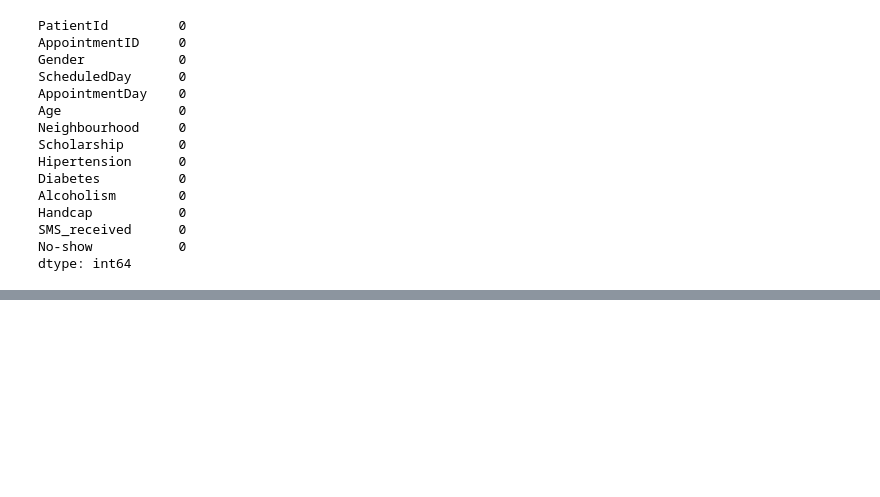
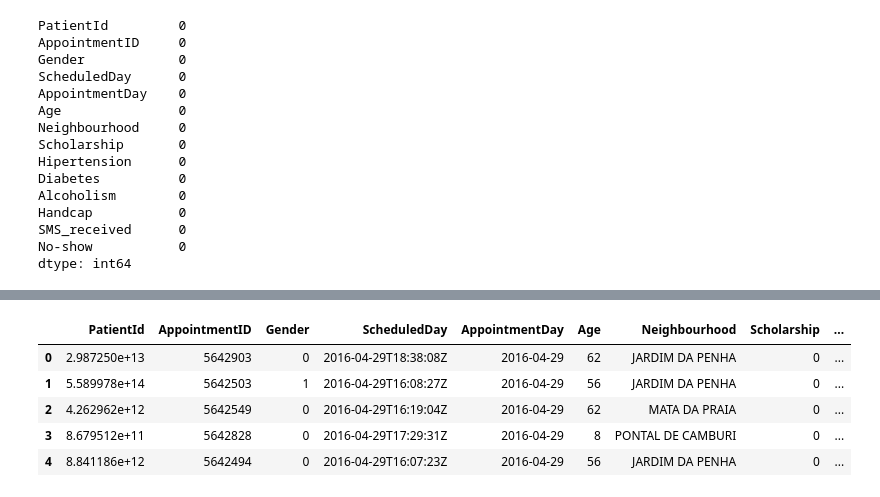
Before and after one commit to sakh-ML/Proojj, a Jupyter notebook: ML/AppointNoShow.ipynb, the cells around one changed output, grey strips where cells are left out. Drawn from its saved outputs; the diff is of its cells as text; code cells hidden in the pictures; blank space fills up the shorter version.

```diff
--- a/ML/AppointNoShow.ipynb
+++ b/ML/AppointNoShow.ipynb
@@ -46,0 +229,6 @@ dtype: int64
+# %%
+map_no_show = {
+    'Yes' : 1,
+    'No' : 0
+}
+df['No-show'] = df['No-show'].map(map_no_show)
@@ -46,0 +281,6 @@ dtype: int64
+# %%
+map_gender = {
+    'M' : 1,
+    'F' : 0
+}
+df['Gender'] = df['Gender'].map(map_gender)
@@ -46,0 +307,9 @@ dtype: int64
+# %%
+df.head()
+# %% [output]
+|  | PatientId | AppointmentID | Gender | ScheduledDay | AppointmentDay | Age | Neighbourhood | Scholarship | ... |
+| 0 | 2.987250e+13 | 5642903 | 0 | 2016-04-29T18:38:08Z | 2016-04-29 | 62 | JARDIM DA PENHA | 0 | ... |
+| 1 | 5.589978e+14 | 5642503 | 1 | 2016-04-29T16:08:27Z | 2016-04-29 | 56 | JARDIM DA PENHA | 0 | ... |
+| 2 | 4.262962e+12 | 5642549 | 0 | 2016-04-29T16:19:04Z | 2016-04-29 | 62 | MATA DA PRAIA | 0 | ... |
+| 3 | 8.679512e+11 | 5642828 | 0 | 2016-04-29T17:29:31Z | 2016-04-29 | 8 | PONTAL DE CAMBURI | 0 | ... |
+| 4 | 8.841186e+12 | 5642494 | 0 | 2016-04-29T16:07:23Z | 2016-04-29 | 56 | JARDIM DA PENHA | 0 | ... |
```
Also changed, not shown: parts of 21 cells of this notebook.
